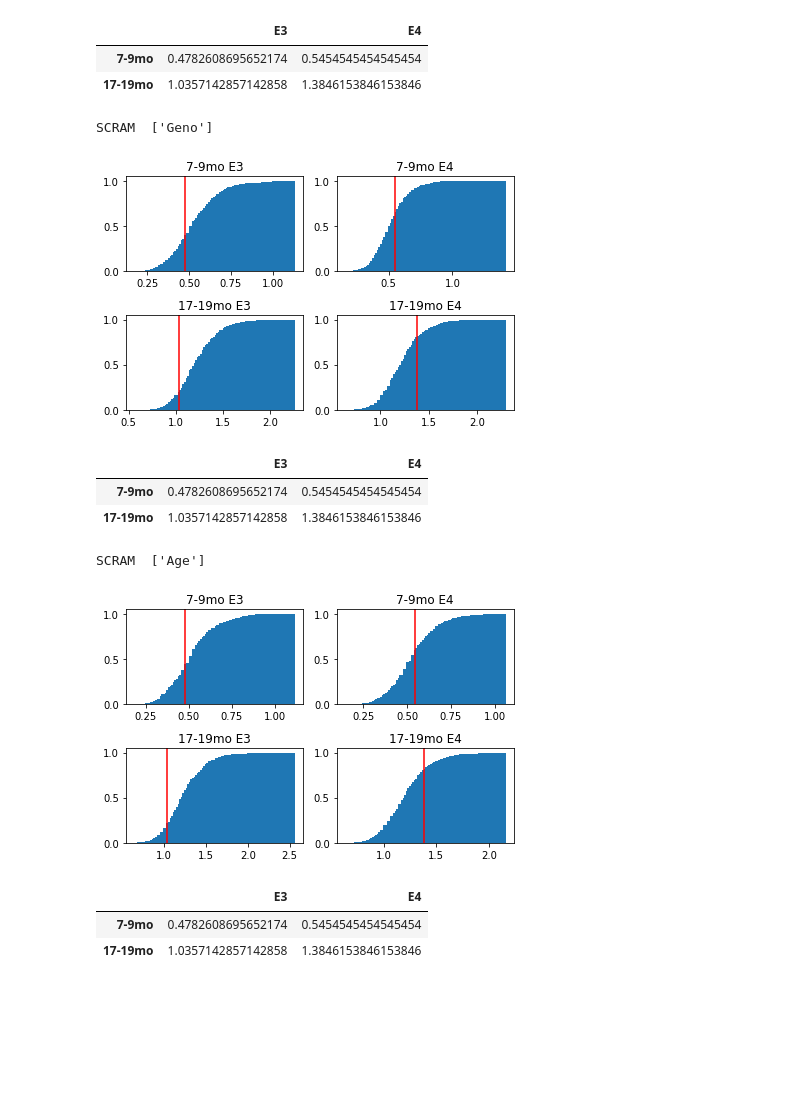
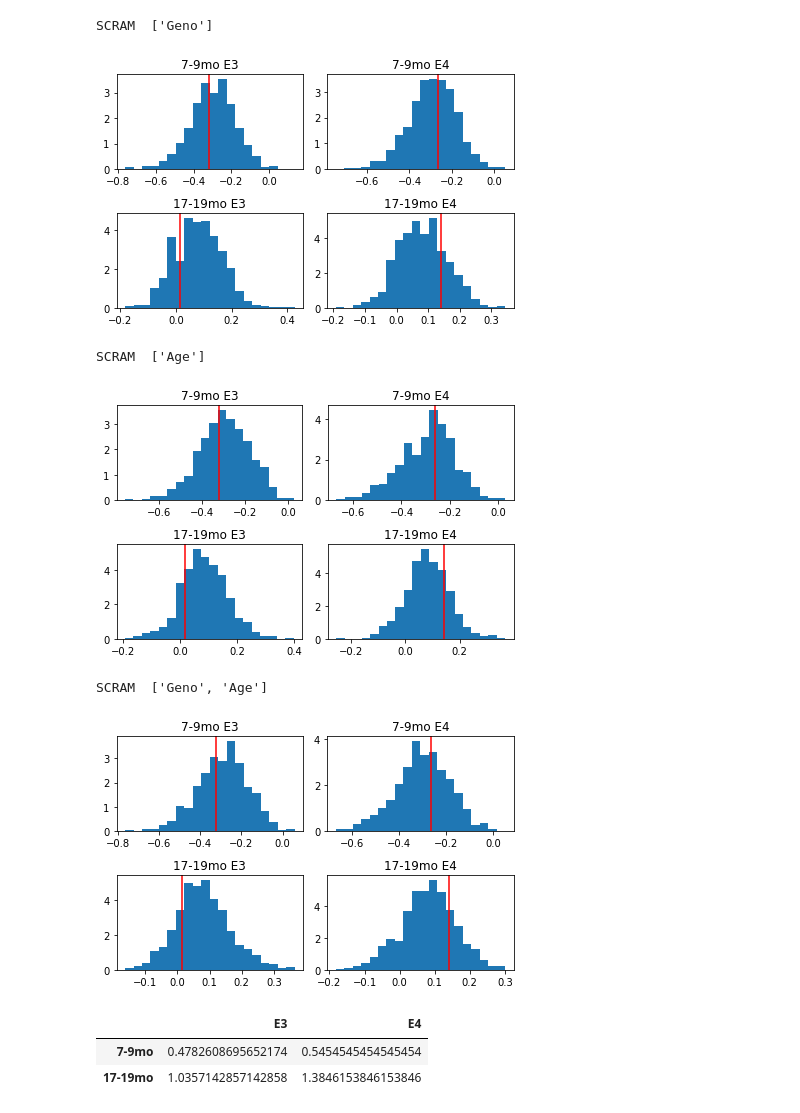
Before and after one commit to dtabuena/ApoE_Data_Clustering, a Jupyter notebook: DGC_Ratio_Stats.ipynb, the cells around one changed output. Saved outputs shown, nothing was run; the diff lists cells and outputs as text; code cells hidden in the pictures; blank space fills up the shorter version.

```diff
--- a/DGC_Ratio_Stats.ipynb
+++ b/DGC_Ratio_Stats.ipynb
@@ -129,10 +125,14 @@ def make_tables(cmh_df,type_list):
             e3_table.at[age,c_type]=e3_table.at[age,c_type]+1
 
     rat_table = pd.DataFrame( [[0,0], [0,0]],index=['7-9mo','17-19mo'],columns=['E3','E4'],dtype=object)
-    rat_table.at['7-9mo','E3'] = np.array(e3_table.loc['7-9mo','DG Type I'] / ( e3_table.loc['7-9mo','DG Type II']  )) # + e3_table.loc['7-9mo','DG Type I']
+    rat_table.at['7-9mo','E3'] =  np.array(e3_table.loc['7-9mo','DG Type I'] / ( e3_table.loc['7-9mo','DG Type II']  )) # + e3_table.loc['7-9mo','DG Type I']
     rat_table.at['7-9mo','E4'] = np.array(e4_table.loc['7-9mo','DG Type I'] / ( e4_table.loc['7-9mo','DG Type II'] )) # + e4_table.loc['7-9mo','DG Type I']
     rat_table.at['17-19mo','E3'] = np.array(e3_table.loc['17-19mo','DG Type I'] / ( e3_table.loc['17-19mo','DG Type II'] )) # + e3_table.loc['17-19mo','DG Type I']
     rat_table.at['17-19mo','E4'] = np.array(e4_table.loc['17-19mo','DG Type I'] / ( e4_table.loc['17-19mo','DG Type II'] )) # + e4_table.loc['17-19mo','DG Type I']
+
+    for a in ['7-9mo','17-19mo']:
+        for g in ['E3','E4']:
+            rat_table.at[a,g] = np.log10(rat_table.loc[a,g])
 
     return e3_table, e4_table, rat_table
 
@@ -152,7 +152,7 @@ def quantify(cmh_df,col_l,type_list):
     axs = axs.flatten()
     _,_,og_rat_table = make_tables(cmh_df, type_list)
     scram_stack = og_rat_table.copy()
-    display(og_rat_table)
+    # display(og_rat_table)
     for iter in tqdm( range(num_iter) ):
         cmh_df_scram = col_scram(cmh_df,['Geno'])
         e3_table, e4_table, rat_table = make_tables(cmh_df_scram, type_list)
@@ -169,51 +169,52 @@ def quantify(cmh_df,col_l,type_list):
 
         scram_stack.at['17-19mo','E4'] = np.concatenate( [np.array([scram_stack.at['17-19mo','E4']]).flatten(),
                                                         np.array([rat_table.loc['17-19mo','E4']])] )
 
 
     density = True
-    cumulative= True
+    cumulative= False
     print('SCRAM ', col_l )
-    axs[0].hist(scram_stack.at['7-9mo','E3'],100,density=density,cumulative=cumulative)
+    axs[0].hist(scram_stack.at['7-9mo','E3'],20,density=density,cumulative=cumulative)
     axs[0].axvline(og_rat_table.loc['7-9mo','E3'],color='r')
     axs[0].set_title('7-9mo E3')
 
-    axs[1].hist(scram_stack.at['7-9mo','E4'],100,density=density,cumulative=cumulative)
+    axs[1].hist(scram_stack.at['7-9mo','E4'],20,density=density,cumulative=cumulative)
     axs[1].axvline(og_rat_table.loc['7-9mo','E4'],color='r')
     axs[1].set_title('7-9mo E4')
 
-    axs[2].hist(scram_stack.at['17-19mo','E3'],100,density=density,cumulative=cumulative)
+    axs[2].hist(scram_stack.at['17-19mo','E3'],20,density=density,cumulative=cumulative)
     axs[2].axvline(og_rat_table.loc['17-19mo','E3'],color='r')
     axs[2].set_title('17-19mo E3')
 
-    axs[3].hist(scram_stack.at['17-19mo','E4'],100,density=density,cumulative=cumulative)
+    axs[3].hist(scram_stack.at['17-19mo','E4'],20,density=density,cumulative=cumulative)
     axs[3].axvline(og_rat_table.loc['17-19mo','E4'],color='r')
     axs[3].set_title('17-19mo E4')
     plt.tight_layout()
+    plt.show()
     return None
 
 
 
 
 cmh_df = make_df(file_list)
 e3_table, e4_table, rat_table = make_tables(cmh_df, type_list)
 col_l = ['Geno']
 quantify(cmh_df,col_l,type_list)
+
+col_l = ['Age']
+quantify(cmh_df,col_l,type_list)
 # %% [output]
-|  | E3 | E4 |
-| 7-9mo | 0.4782608695652174 | 0.5454545454545454 |
-| 17-19mo | 1.0357142857142858 | 1.3846153846153846 |
 SCRAM  ['Geno']
-[figure, old version]
+[figure, new version]
+SCRAM  ['Age']
+[figure, added]
 # %%
-col_l = ['Age']
+
+col_l = ['Geno','Age']
 quantify(cmh_df,col_l,type_list)
 # %% [output]
-|  | E3 | E4 |
-| 7-9mo | 0.4782608695652174 | 0.5454545454545454 |
-| 17-19mo | 1.0357142857142858 | 1.3846153846153846 |
-SCRAM  ['Age']
+SCRAM  ['Geno', 'Age']
-[figure, old version]
+[figure, new version]
 # %%
 col_l = ['Type']
 quantify(cmh_df,col_l,type_list)
```
Also changed, not shown: parts of 2 cells of this notebook.
